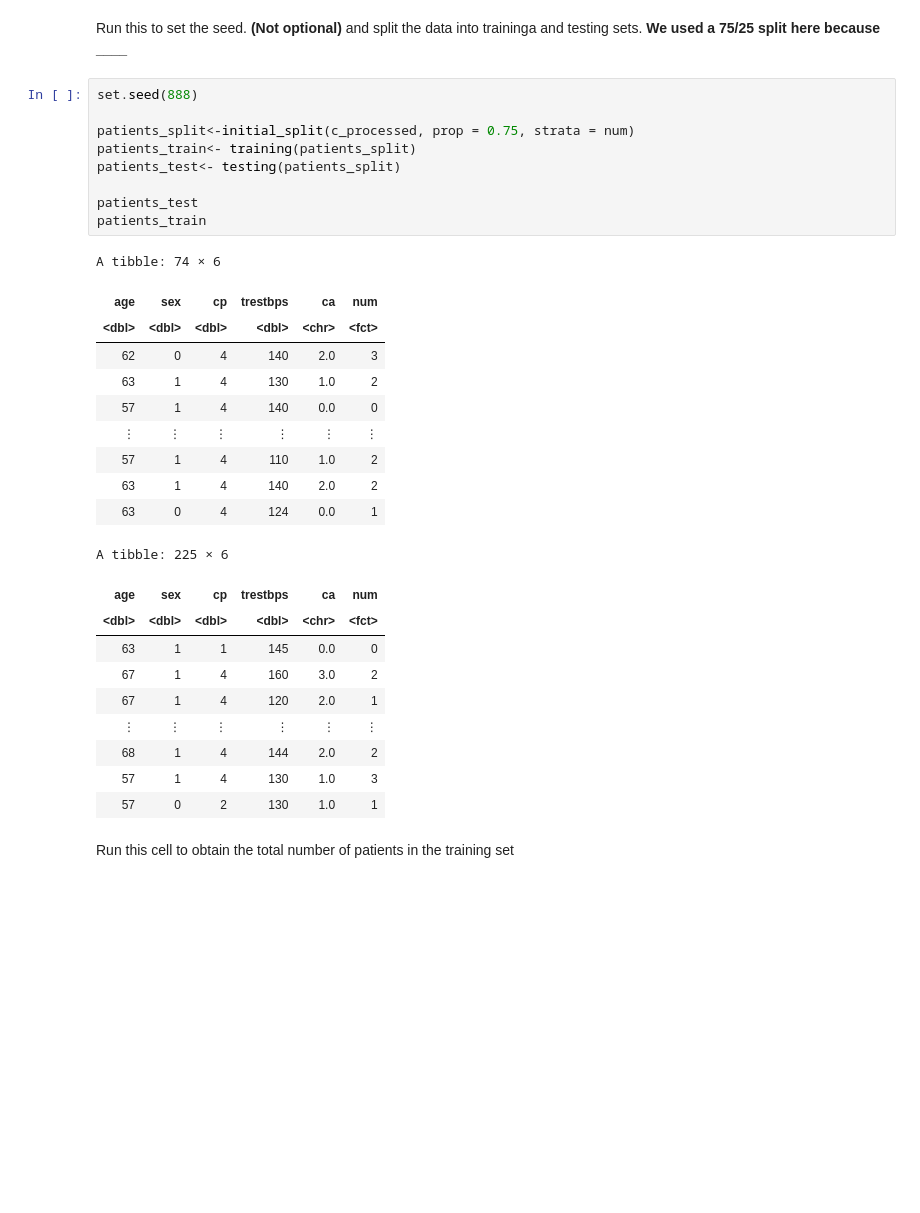
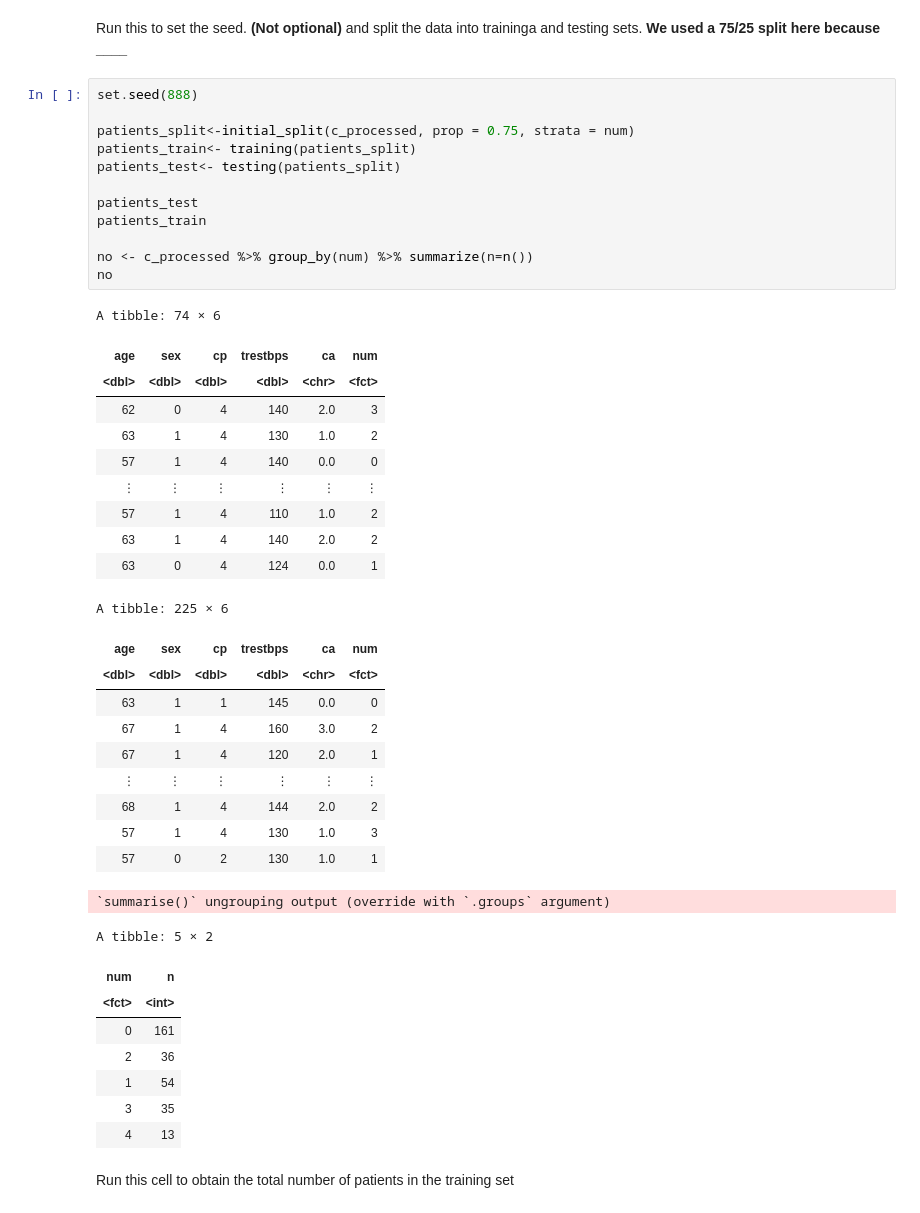
Before and after one commit to Wuliao-mao/DSCI-Project-10, a Jupyter notebook: Final Project.ipynb, the cells around one changed output. Drawn from its saved outputs; the diff is of its cells as text; blank space fills up the shorter version.

```diff
--- a/Final Project.ipynb
+++ b/Final Project.ipynb
@@ -162,33 +162,45 @@ Run this to set the seed. **(Not optional)** and split the data into traininga a
 # %%
 set.seed(888)
 
 patients_split<-initial_split(c_processed, prop = 0.75, strata = num)
 patients_train<- training(patients_split)
 patients_test<- testing(patients_split)
 
 patients_test
 patients_train
+
+no <- c_processed %>% group_by(num) %>% summarize(n=n())
+no
 # %% [output]
 A tibble: 74 × 6
 | age | sex | cp | trestbps | ca | num |
 | <dbl> | <dbl> | <dbl> | <dbl> | <chr> | <fct> |
 | 62 | 0 | 4 | 140 | 2.0 | 3 |
 | 63 | 1 | 4 | 130 | 1.0 | 2 |
 | 57 | 1 | 4 | 140 | 0.0 | 0 |
 | ⋮ | ⋮ | ⋮ | ⋮ | ⋮ | ⋮ |
 | 57 | 1 | 4 | 110 | 1.0 | 2 |
 | 63 | 1 | 4 | 140 | 2.0 | 2 |
 | 63 | 0 | 4 | 124 | 0.0 | 1 |
 A tibble: 225 × 6
 | age | sex | cp | trestbps | ca | num |
 | <dbl> | <dbl> | <dbl> | <dbl> | <chr> | <fct> |
 | 63 | 1 | 1 | 145 | 0.0 | 0 |
 | 67 | 1 | 4 | 160 | 3.0 | 2 |
 | 67 | 1 | 4 | 120 | 2.0 | 1 |
 | ⋮ | ⋮ | ⋮ | ⋮ | ⋮ | ⋮ |
 | 68 | 1 | 4 | 144 | 2.0 | 2 |
 | 57 | 1 | 4 | 130 | 1.0 | 3 |
 | 57 | 0 | 2 | 130 | 1.0 | 1 |
+`summarise()` ungrouping output (override with `.groups` argument)
+A tibble: 5 × 2
+| num | n |
+| <fct> | <int> |
+| 0 | 161 |
+| 2 | 36 |
+| 1 | 54 |
+| 3 | 35 |
+| 4 | 13 |
 # %% [markdown]
 Run this cell to obtain the total number of patients in the training set
 # %%
```
Also changed, not shown: parts of 9 cells of this notebook.
